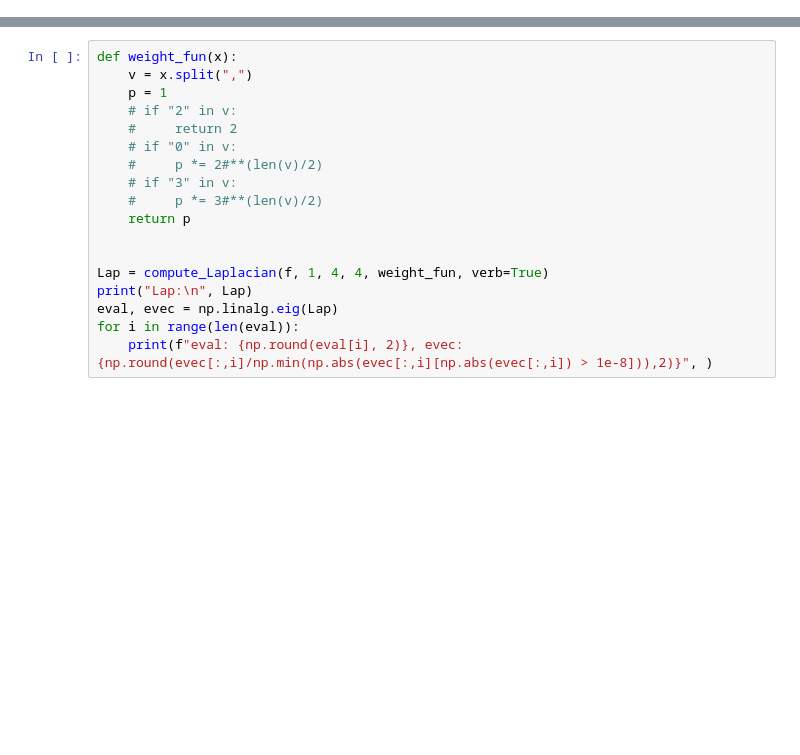
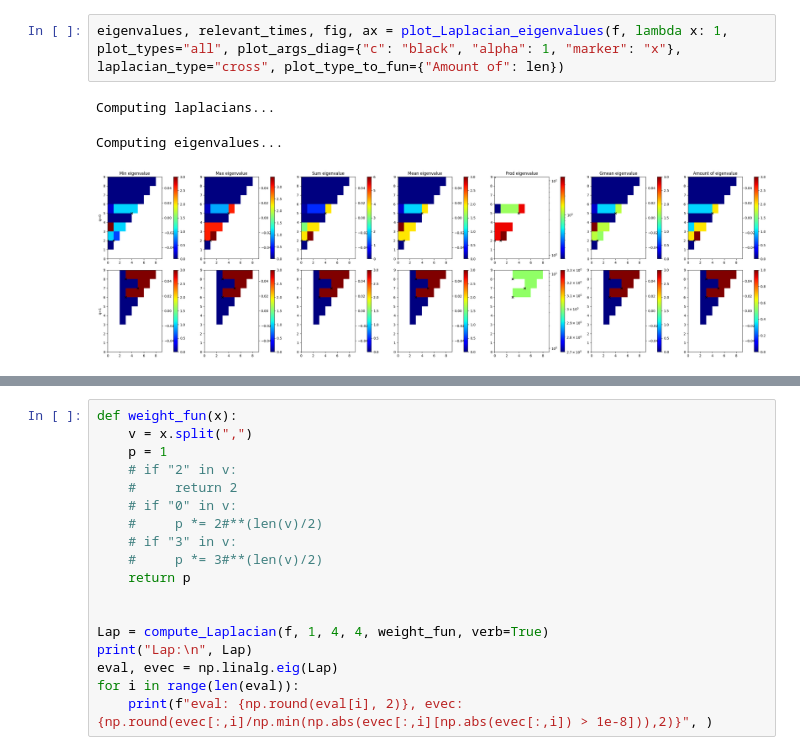
Before and after one commit to siroj99/Master_thesis, a Jupyter notebook: code/laplacians.ipynb, the cells around one changed output, grey strips where cells are left out. Cells and saved outputs as stored; diff of their text form; blank space fills up the shorter version.

```diff
--- a/code/laplacians.ipynb
+++ b/code/laplacians.ipynb
@@ -101,0 +131,6 @@ for k in zip(*barcodes[0]):
+# %%
+eigenvalues, relevant_times, fig, ax = plot_Laplacian_eigenvalues(f, lambda x: 1, plot_types="all", plot_args_diag={"c": "black", "alpha": 1, "marker": "x"}, laplacian_type="cross", plot_type_to_fun={"Amount of": len})
+# %% [output]
+Computing laplacians...
+Computing eigenvalues...
+[figure, added]
```
Also changed, not shown: parts of 38 cells of this notebook, 2 other files.
